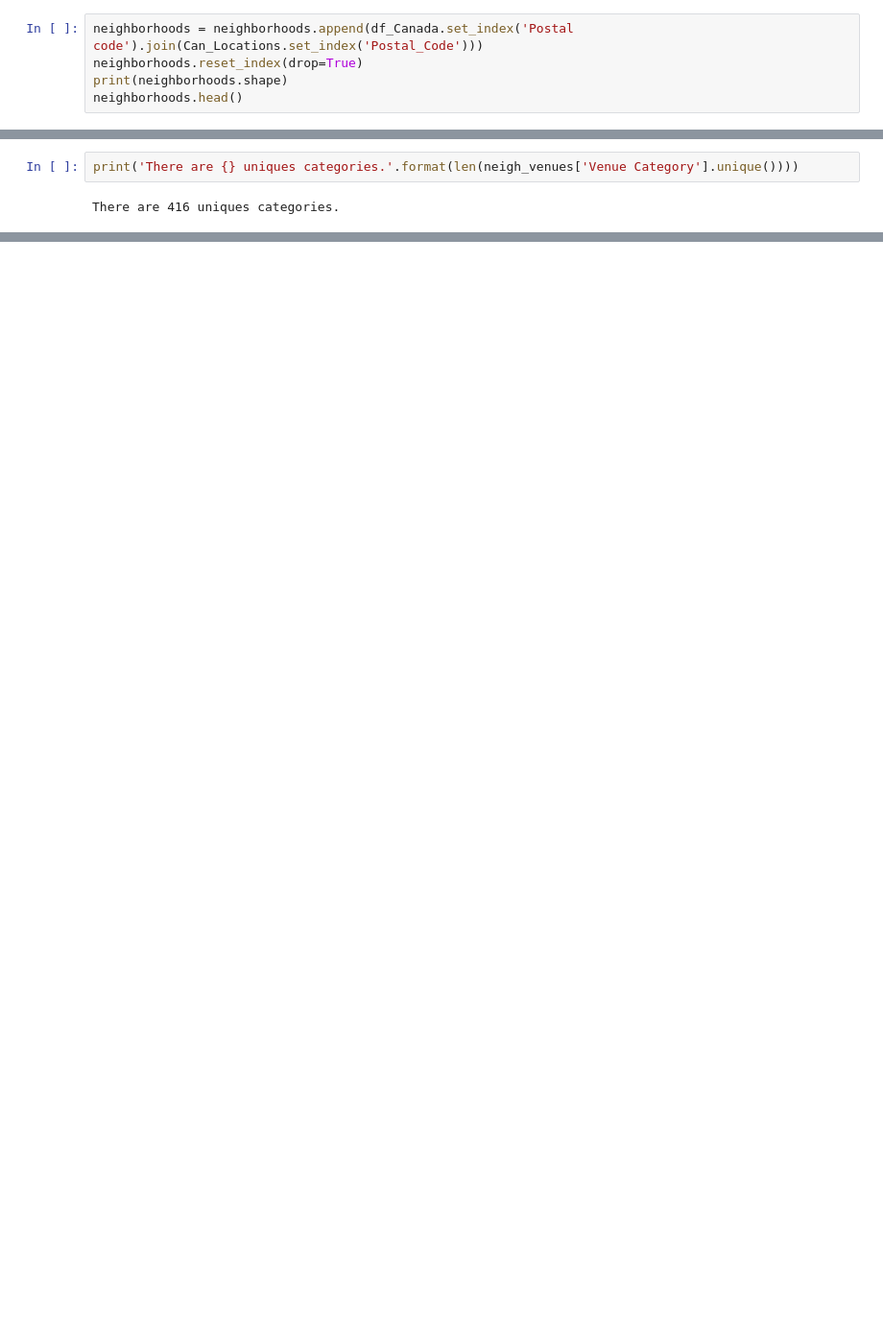
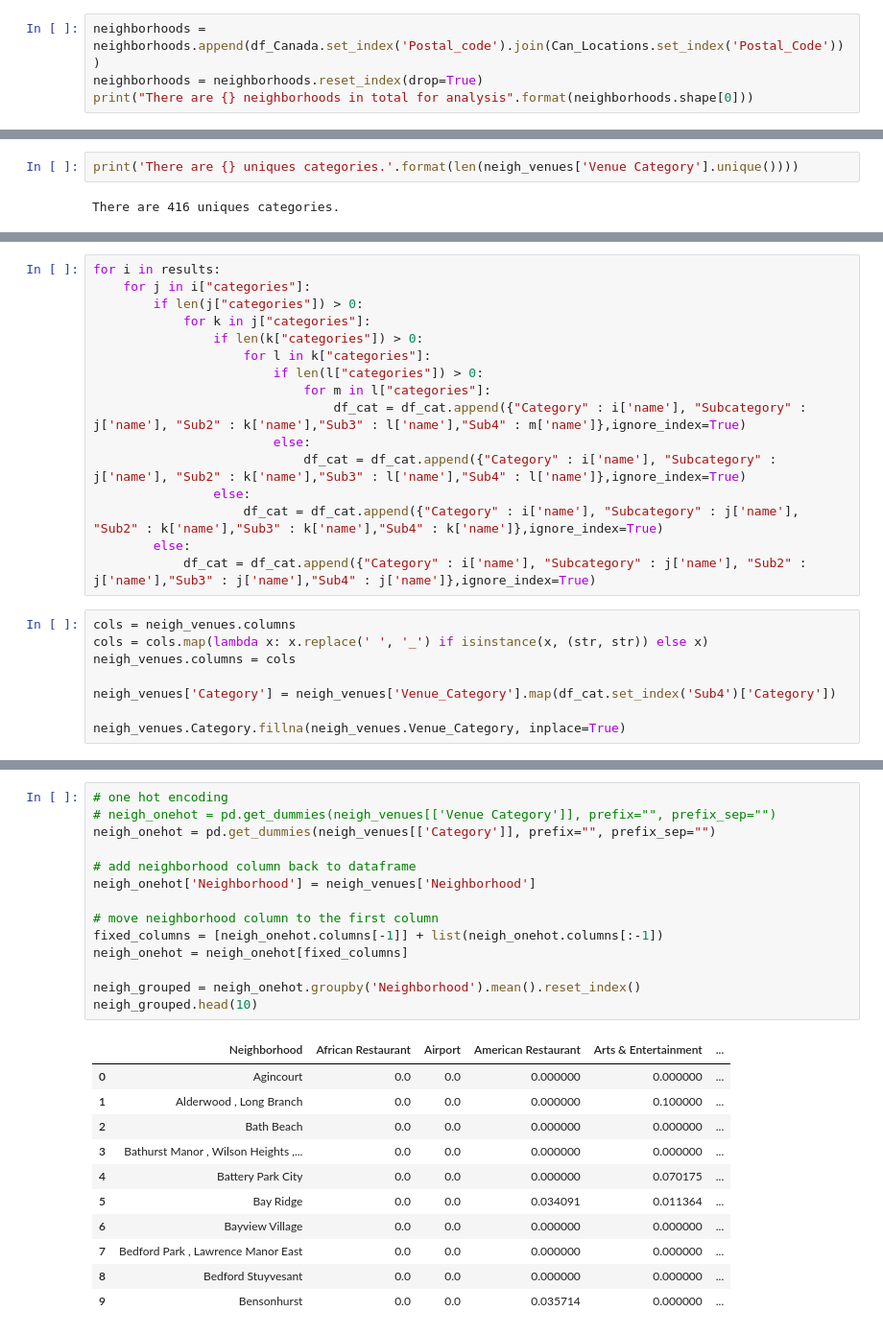
Before and after one commit to julietamc/Coursera_Capstone, a Jupyter notebook: Where to move in_ (Toronto vs NYC neighborhoods).ipynb, the cells around one changed output, grey strips where cells are left out. Shown: that part at 96% size. Saved outputs shown, nothing was run; the diff lists cells and outputs as text; blank space fills up the shorter version.

```diff
--- a/Where to move in_ (Toronto vs NYC neighborhoods).ipynb
+++ b/Where to move in_ (Toronto vs NYC neighborhoods).ipynb
@@ -194,6 +233,5 @@ Now we append Toronto data into the df for neighborhoods (that already stores NY
 # %%
-neighborhoods = neighborhoods.append(df_Canada.set_index('Postal code').join(Can_Locations.set_index('Postal_Code')))
-neighborhoods.reset_index(drop=True)
-print(neighborhoods.shape)
-neighborhoods.head()
+neighborhoods = neighborhoods.append(df_Canada.set_index('Postal_code').join(Can_Locations.set_index('Postal_Code')))
+neighborhoods = neighborhoods.reset_index(drop=True)
+print("There are {} neighborhoods in total for analysis".format(neighborhoods.shape[0]))
 # %% [output]
@@ -501,0 +399,24 @@ display(htmlmap)
+# %%
+for i in results:
+    for j in i["categories"]:
+        if len(j["categories"]) > 0:
+            for k in j["categories"]:
+                if len(k["categories"]) > 0:
+                    for l in k["categories"]:
+                        if len(l["categories"]) > 0:
+                            for m in l["categories"]:
+                                df_cat = df_cat.append({"Category" : i['name'], "Subcategory" : j['name'], "Sub2" : k['name'],"Sub3" : l['name'],"Sub4" : m['name']},ignore_index=True)
+                        else:
+                            df_cat = df_cat.append({"Category" : i['name'], "Subcategory" : j['name'], "Sub2" : k['name'],"Sub3" : l['name'],"Sub4" : l['name']},ignore_index=True)
+                else:
+                    df_cat = df_cat.append({"Category" : i['name'], "Subcategory" : j['name'], "Sub2" : k['name'],"Sub3" : k['name'],"Sub4" : k['name']},ignore_index=True)
+        else:
+            df_cat = df_cat.append({"Category" : i['name'], "Subcategory" : j['name'], "Sub2" : j['name'],"Sub3" : j['name'],"Sub4" : j['name']},ignore_index=True)
+# %%
+cols = neigh_venues.columns
+cols = cols.map(lambda x: x.replace(' ', '_') if isinstance(x, (str, str)) else x)
+neigh_venues.columns = cols
+
+neigh_venues['Category'] = neigh_venues['Venue_Category'].map(df_cat.set_index('Sub4')['Category'])
+
+neigh_venues.Category.fillna(neigh_venues.Venue_Category, inplace=True)
@@ -501,0 +431,26 @@ display(htmlmap)
+# %%
+# one hot encoding
+# neigh_onehot = pd.get_dummies(neigh_venues[['Venue Category']], prefix="", prefix_sep="")
+neigh_onehot = pd.get_dummies(neigh_venues[['Category']], prefix="", prefix_sep="")
+
+# add neighborhood column back to dataframe
+neigh_onehot['Neighborhood'] = neigh_venues['Neighborhood']
+
+# move neighborhood column to the first column
+fixed_columns = [neigh_onehot.columns[-1]] + list(neigh_onehot.columns[:-1])
+neigh_onehot = neigh_onehot[fixed_columns]
+
+neigh_grouped = neigh_onehot.groupby('Neighborhood').mean().reset_index()
+neigh_grouped.head(10)
+# %% [output]
+|  | Neighborhood | African Restaurant | Airport | American Restaurant | Arts & Entertainment | ... |
+| 0 | Agincourt | 0.0 | 0.0 | 0.000000 | 0.000000 | ... |
+| 1 | Alderwood , Long Branch | 0.0 | 0.0 | 0.000000 | 0.100000 | ... |
+| 2 | Bath Beach | 0.0 | 0.0 | 0.000000 | 0.000000 | ... |
+| 3 | Bathurst Manor , Wilson Heights ,... | 0.0 | 0.0 | 0.000000 | 0.000000 | ... |
+| 4 | Battery Park City | 0.0 | 0.0 | 0.000000 | 0.070175 | ... |
+| 5 | Bay Ridge | 0.0 | 0.0 | 0.034091 | 0.011364 | ... |
+| 6 | Bayview Village | 0.0 | 0.0 | 0.000000 | 0.000000 | ... |
+| 7 | Bedford Park , Lawrence Manor East | 0.0 | 0.0 | 0.000000 | 0.000000 | ... |
+| 8 | Bedford Stuyvesant | 0.0 | 0.0 | 0.000000 | 0.000000 | ... |
+| 9 | Bensonhurst | 0.0 | 0.0 | 0.035714 | 0.000000 | ... |
```
Also changed, not shown: parts of 65 cells of this notebook.
